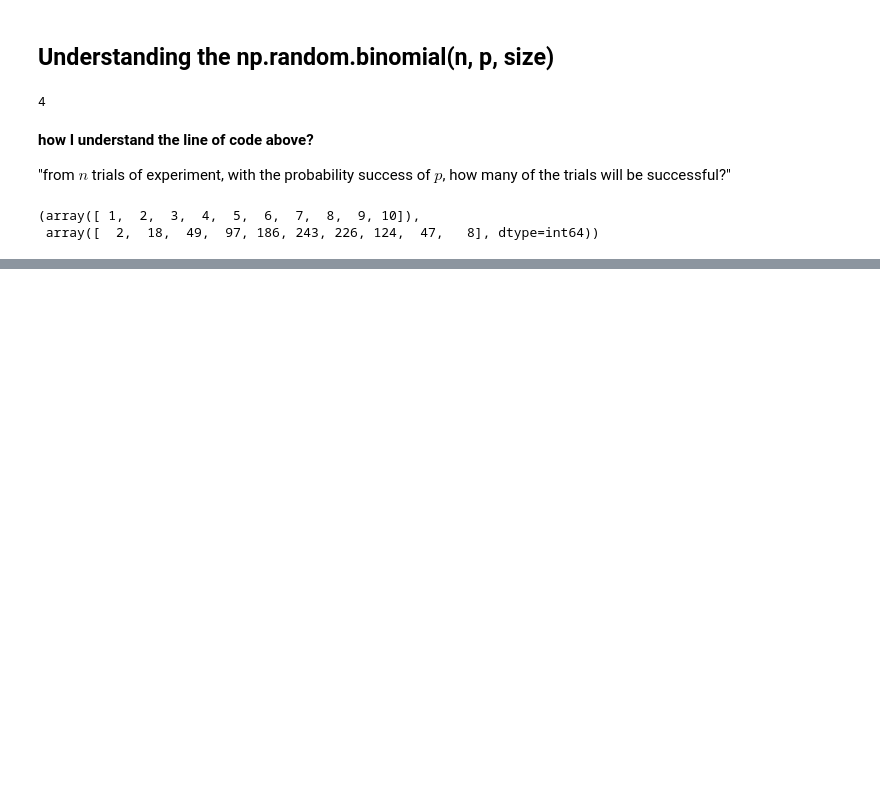
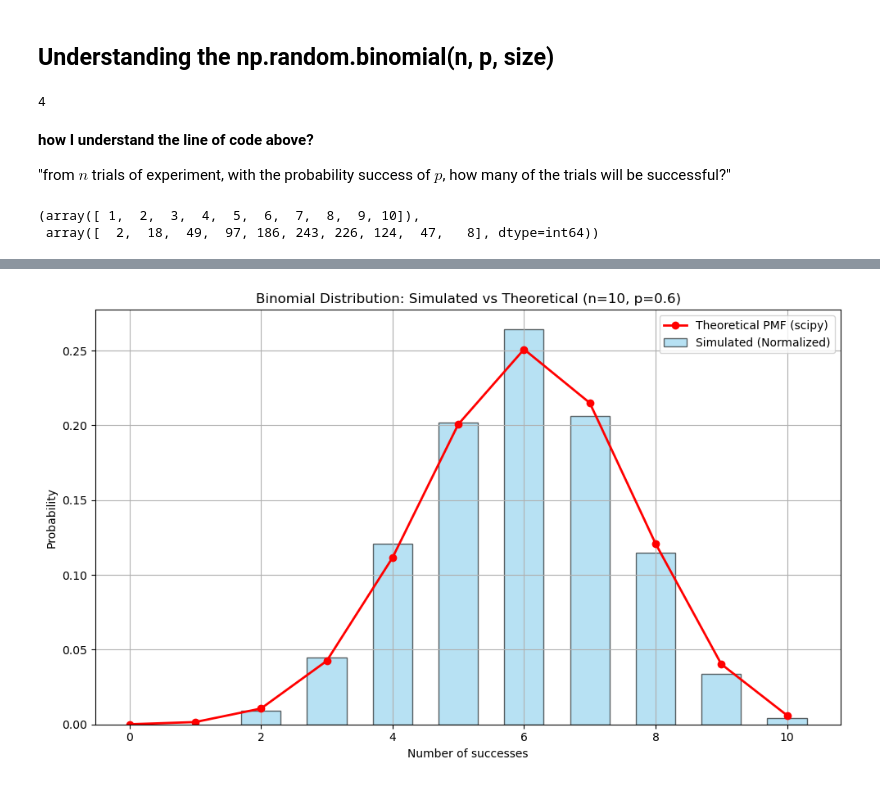
Before and after one commit to xthimylJ/statistics-for-data-science, a Jupyter notebook: binomial dist-n practice.ipynb, the cells around one changed output, grey strips where cells are left out. Cells and saved outputs as stored; diff of their text form; code cells hidden in the pictures; blank space fills up the shorter version.

```diff
--- a/binomial dist-n practice.ipynb
+++ b/binomial dist-n practice.ipynb
@@ -250,0 +251,41 @@ plt.show()
+# %%
+import numpy as np
+import pandas as pd
+import matplotlib.pyplot as plt
+from scipy.stats import binom
+
+# Parameters
+n = 10         # number of trials
+p = 0.6        # probability of success
+size = 1000    # number of simulations
+
+# Step 1: Simulate binomial outcomes
+data = np.random.binomial(n=n, p=p, size=size)
+
+# Step 2: Create a normalized frequency (empirical probability)
+freq_series = pd.Series(data).value_counts(normalize=True).sort_index()
+
+# Step 3: Compute theoretical probabilities using binomial PMF
+x = np.arange(0, n + 1)
+pmf = binom.pmf(x, n, p)
+
+# Step 4: Plot both simulated and theoretical probabilities
+plt.figure(figsize=(10, 6))
+
+# Bar plot: Simulated data
+plt.bar(freq_series.index, freq_series.values,
+        width=0.6, alpha=0.6, label='Simulated (Normalized)', color='skyblue', edgecolor='black')
+
+# Line plot: Theoretical binomial PMF
+plt.plot(x, pmf, 'o-', color='red', label='Theoretical PMF (scipy)', linewidth=2)
+
+# Labels and legend
+plt.xlabel('Number of successes')
+plt.ylabel('Probability')
+plt.title(f'Binomial Distribution: Simulated vs Theoretical (n={n}, p={p})')
+plt.legend()
+plt.grid(True)
+plt.tight_layout()
+plt.show()
+# %% [output]
+[figure, added]
```
Also changed, not shown: parts of 1 cell of this notebook.
